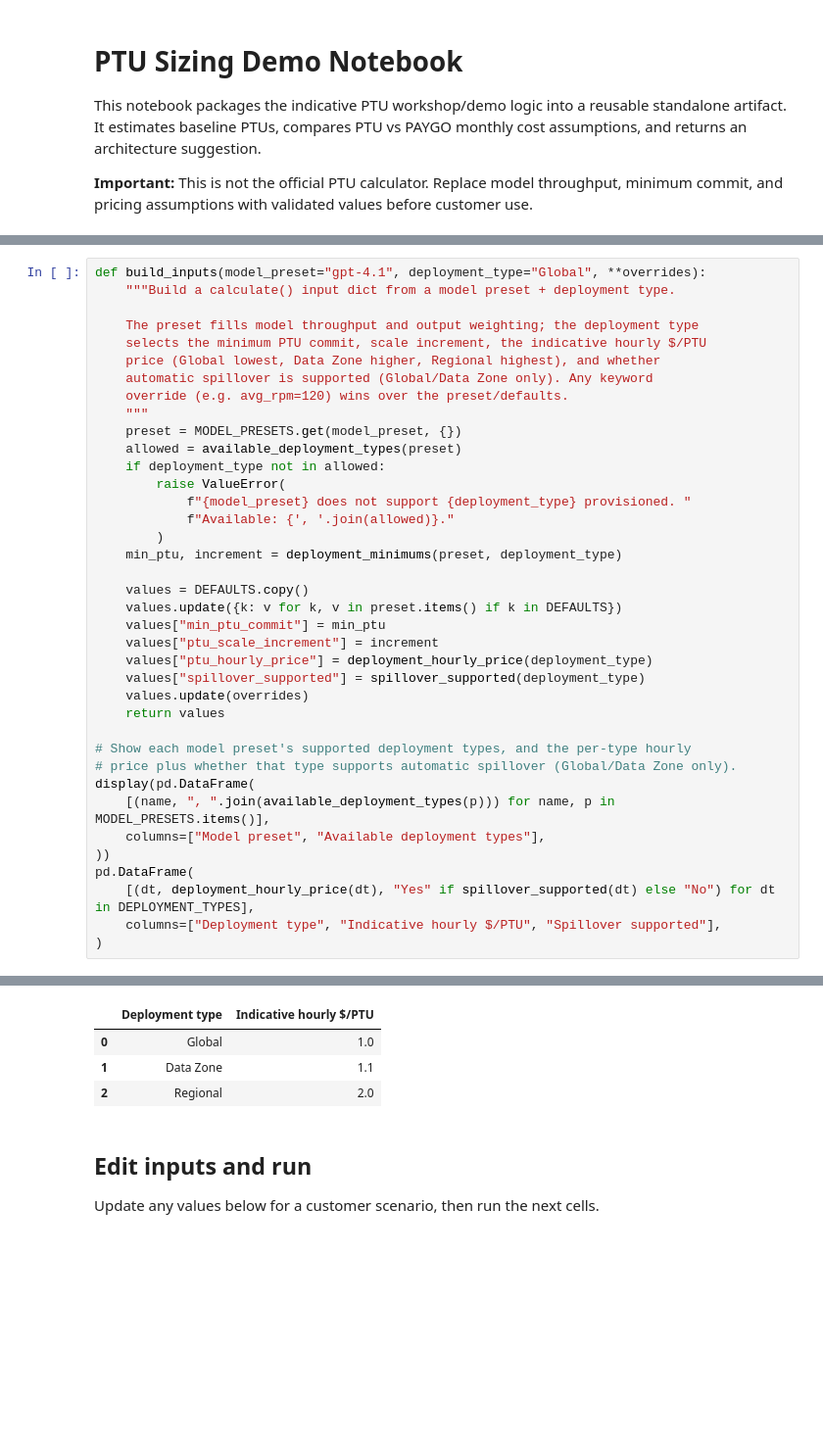
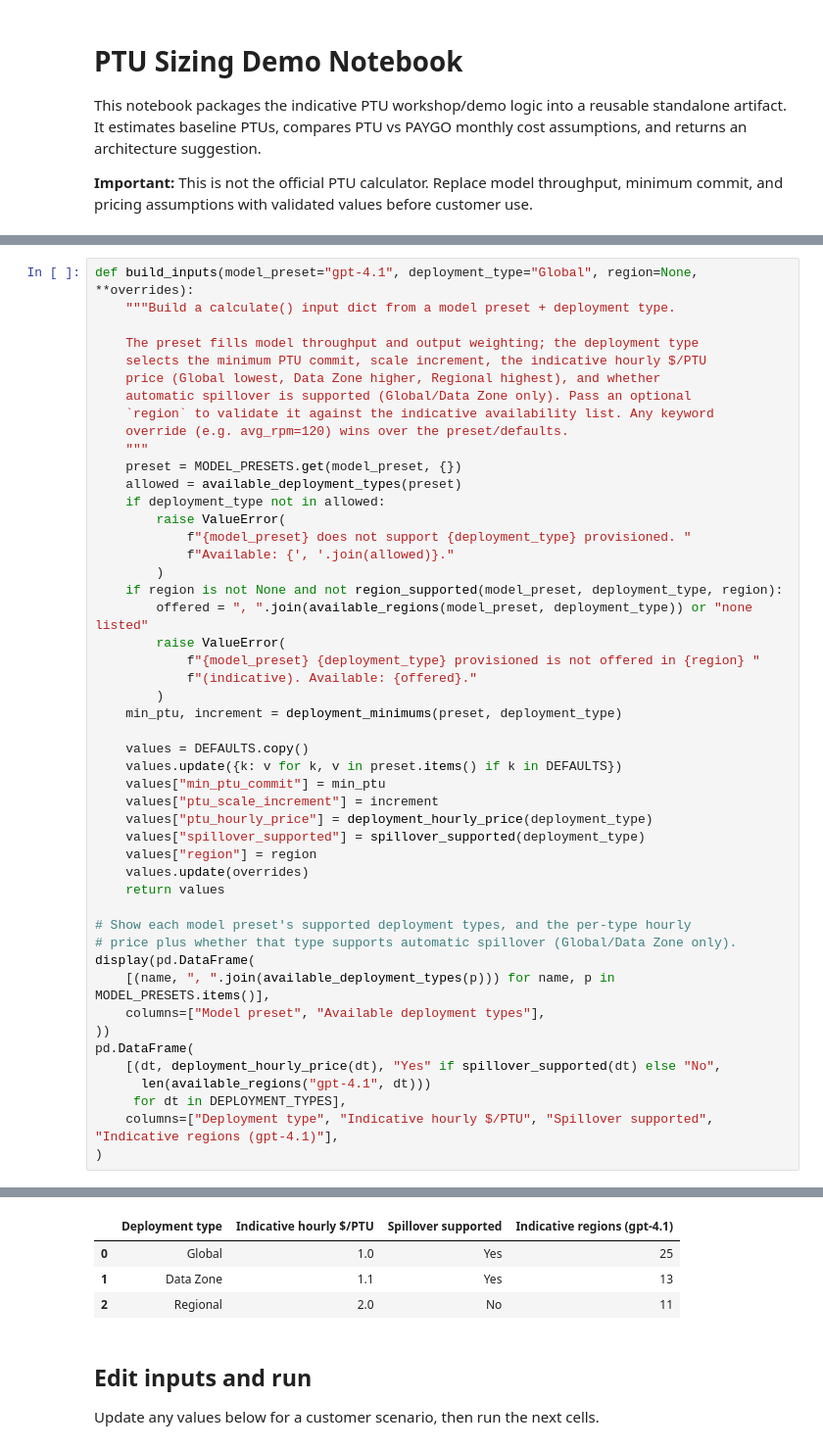
Before and after one commit to lindazhang2000/azure-openai-ptu-sizing-tool, a Jupyter notebook: app/PTU_Sizing_Demo_Notebook.ipynb, the cells around one changed output, grey strips where cells are left out. Shown at 98% size. Drawn from its saved outputs; the diff is of its cells as text; blank space fills up the shorter version.

```diff
--- a/app/PTU_Sizing_Demo_Notebook.ipynb
+++ b/app/PTU_Sizing_Demo_Notebook.ipynb
@@ -44,13 +46,14 @@ DEFAULTS
  'paygo_output_per_1m': 15.0,
  'hours_per_month': 730}
 # %%
-def build_inputs(model_preset="gpt-4.1", deployment_type="Global", **overrides):
+def build_inputs(model_preset="gpt-4.1", deployment_type="Global", region=None, **overrides):
     """Build a calculate() input dict from a model preset + deployment type.
 
     The preset fills model throughput and output weighting; the deployment type
     selects the minimum PTU commit, scale increment, the indicative hourly $/PTU
     price (Global lowest, Data Zone higher, Regional highest), and whether
-    automatic spillover is supported (Global/Data Zone only). Any keyword
+    automatic spillover is supported (Global/Data Zone only). Pass an optional
+    `region` to validate it against the indicative availability list. Any keyword
     override (e.g. avg_rpm=120) wins over the preset/defaults.
     """
     preset = MODEL_PRESETS.get(model_preset, {})
@@ -60,42 +63,51 @@ def build_inputs(model_preset="gpt-4.1", deployment_type="Global", **overrides):
             f"{model_preset} does not support {deployment_type} provisioned. "
             f"Available: {', '.join(allowed)}."
         )
+    if region is not None and not region_supported(model_preset, deployment_type, region):
+        offered = ", ".join(available_regions(model_preset, deployment_type)) or "none listed"
+        raise ValueError(
+            f"{model_preset} {deployment_type} provisioned is not offered in {region} "
+            f"(indicative). Available: {offered}."
+        )
     min_ptu, increment = deployment_minimums(preset, deployment_type)
 
     values = DEFAULTS.copy()
     values.update({k: v for k, v in preset.items() if k in DEFAULTS})
     values["min_ptu_commit"] = min_ptu
     values["ptu_scale_increment"] = increment
     values["ptu_hourly_price"] = deployment_hourly_price(deployment_type)
     values["spillover_supported"] = spillover_supported(deployment_type)
+    values["region"] = region
     values.update(overrides)
     return values
 
 # Show each model preset's supported deployment types, and the per-type hourly
 # price plus whether that type supports automatic spillover (Global/Data Zone only).
 display(pd.DataFrame(
     [(name, ", ".join(available_deployment_types(p))) for name, p in MODEL_PRESETS.items()],
     columns=["Model preset", "Available deployment types"],
 ))
 pd.DataFrame(
-    [(dt, deployment_hourly_price(dt), "Yes" if spillover_supported(dt) else "No") for dt in DEPLOYMENT_TYPES],
-    columns=["Deployment type", "Indicative hourly $/PTU", "Spillover supported"],
+    [(dt, deployment_hourly_price(dt), "Yes" if spillover_supported(dt) else "No",
+      len(available_regions("gpt-4.1", dt)))
+     for dt in DEPLOYMENT_TYPES],
+    columns=["Deployment type", "Indicative hourly $/PTU", "Spillover supported", "Indicative regions (gpt-4.1)"],
 )
 # %% [output]
 |  | Model preset | Available deployment types |
 | 0 | gpt-5.2 | Global |
 | 1 | gpt-5.1 | Global, Data Zone |
 | 2 | gpt-5 | Global, Data Zone, Regional |
 | 3 | gpt-5-mini | Global, Data Zone, Regional |
 | 4 | gpt-4.1 | Global, Data Zone, Regional |
 | 5 | gpt-4.1-mini | Global, Data Zone, Regional |
 | 6 | gpt-4.1-nano | Global, Data Zone, Regional |
 | 7 | gpt-4o | Global, Data Zone, Regional |
 | 8 | Llama-3.3-70B | Global |
-|  | Deployment type | Indicative hourly $/PTU |
-| 0 | Global | 1.0 |
-| 1 | Data Zone | 1.1 |
-| 2 | Regional | 2.0 |
+|  | Deployment type | Indicative hourly $/PTU | Spillover supported | Indicative regions (gpt-4.1) |
+| 0 | Global | 1.0 | Yes | 25 |
+| 1 | Data Zone | 1.1 | Yes | 13 |
+| 2 | Regional | 2.0 | No | 11 |
 # %% [markdown]
 ## Edit inputs and run
 
```
Also changed, not shown: parts of 3 cells of this notebook, 5 other files.
